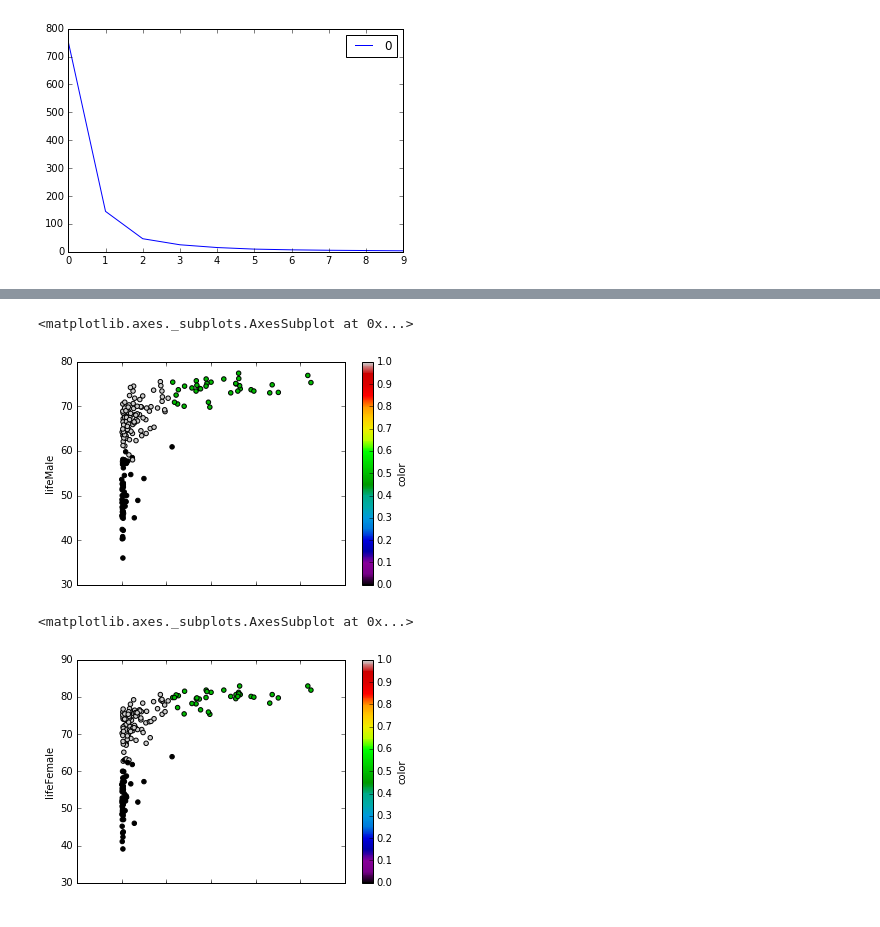
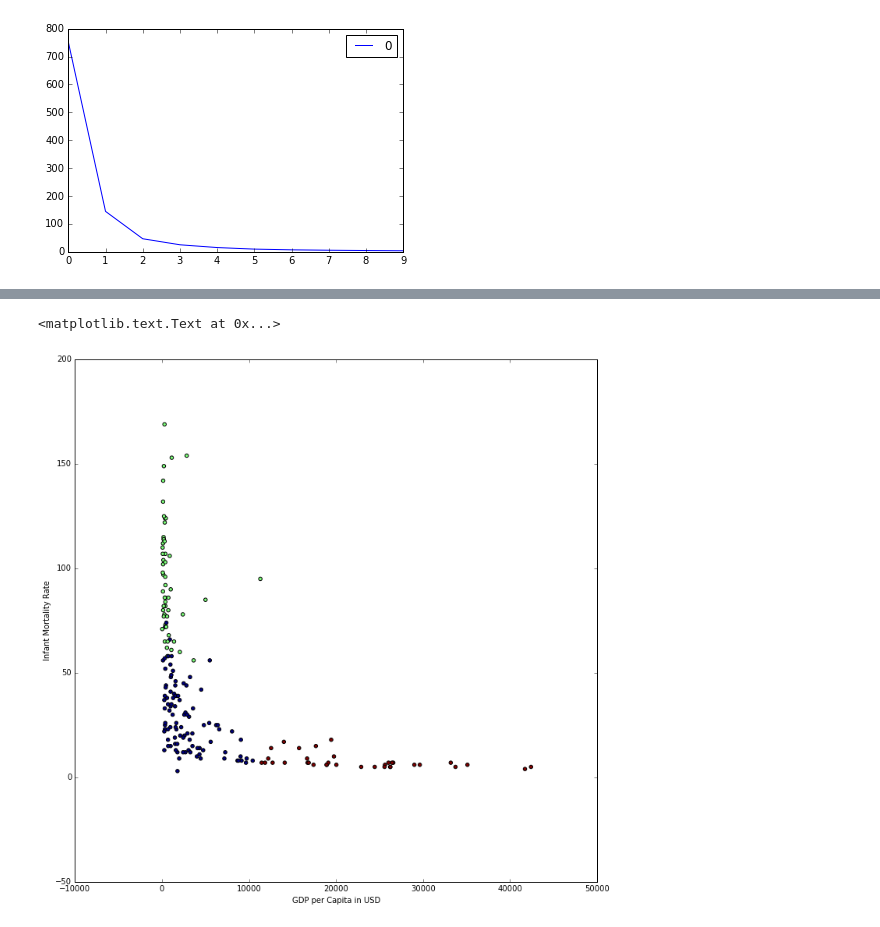
Before and after one commit to briansorahan/dsfs, a Jupyter notebook: notebooks/KMeans-4.5.3.ipynb, the cells around one changed output, grey strips where cells are left out. Drawn from its saved outputs; the diff is of its cells as text; code cells hidden in the pictures.

Commit message:
improved kmeans plots

```diff
--- a/notebooks/KMeans-4.5.3.ipynb
+++ b/notebooks/KMeans-4.5.3.ipynb
@@ -226,10 +218,8 @@ features.plot(kind='scatter', x='GDPperCapita', y='infantMortality', c='color',
-# %%
-features.plot(kind='scatter', x='GDPperCapita', y='lifeMale', c='color', colormap='spectral')
-# %% [output]
-<matplotlib.axes._subplots.AxesSubplot at 0x...>
-[figure, removed]
-# %%
-features.plot(kind='scatter', x='GDPperCapita', y='lifeFemale', c='color', colormap='spectral')
-# %% [output]
-<matplotlib.axes._subplots.AxesSubplot at 0x...>
-[figure, removed]
+# %%
+plt.figure(figsize=(12,12))
+plt.scatter(features['GDPperCapita'], features['infantMortality'], c=features['color'])
+plt.xlabel('GDP per Capita in USD')
+plt.ylabel('Infant Mortality Rate')
+# %% [output]
+<matplotlib.text.Text at 0x...>
+[figure, added]
```
Also changed, not shown: parts of 12 cells of this notebook.
